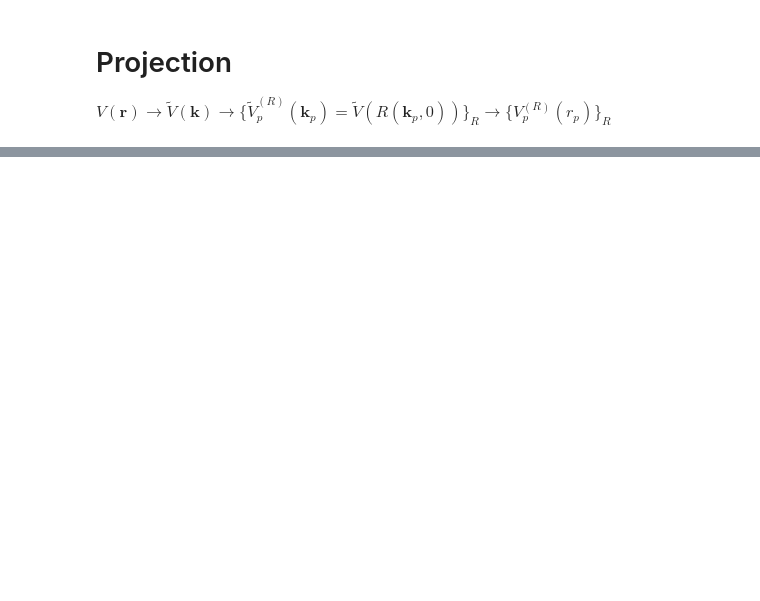
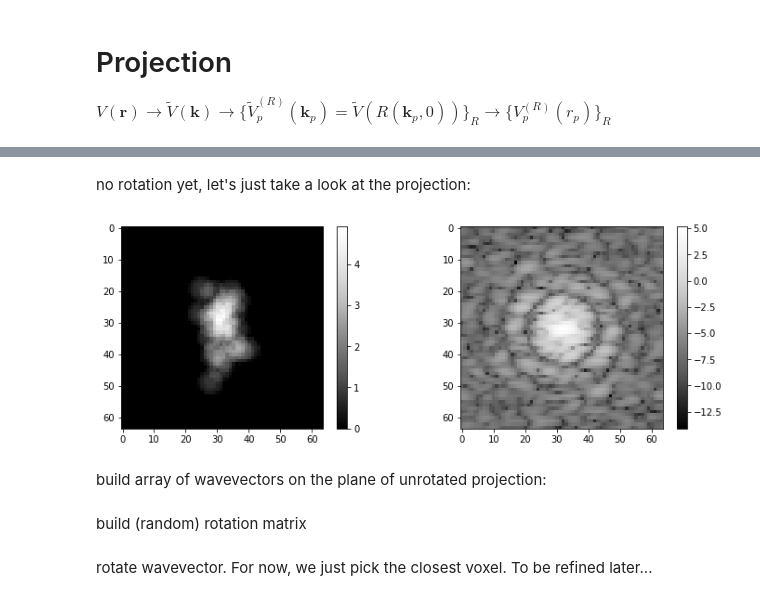
Before and after one commit to slaclab/cryoEM-notebooks, a Jupyter notebook: notebooks/Projection.ipynb, the cells around one changed output, grey strips where cells are left out. Saved outputs shown, nothing was run; the diff lists cells and outputs as text; code cells hidden in the pictures; blank space fills up the shorter version.

```diff
--- a/notebooks/Projection.ipynb
+++ b/notebooks/Projection.ipynb
@@ -207,0 +49,11 @@ def display_volume(volume, d=2):
+# %%
+ft_volume  = fft_volume(volume, shift=False)
+projection = slice_to_projection(ft_volume[:,:,0])
+# %% [markdown]
+no rotation yet, let's just take a look at the projection:
+# %%
+show_projection(projection)
+# %% [output]
+[figure, added]
+# %% [markdown]
+build array of wavevectors on the plane of unrotated projection:
@@ -207,0 +62,2 @@ def display_volume(volume, d=2):
+# %% [markdown]
+build (random) rotation matrix
@@ -207,0 +66,2 @@ def display_volume(volume, d=2):
+# %% [markdown]
+rotate wavevector. For now, we just pick the closest voxel. To be refined later...
```
Also changed, not shown: parts of 42 cells of this notebook.
